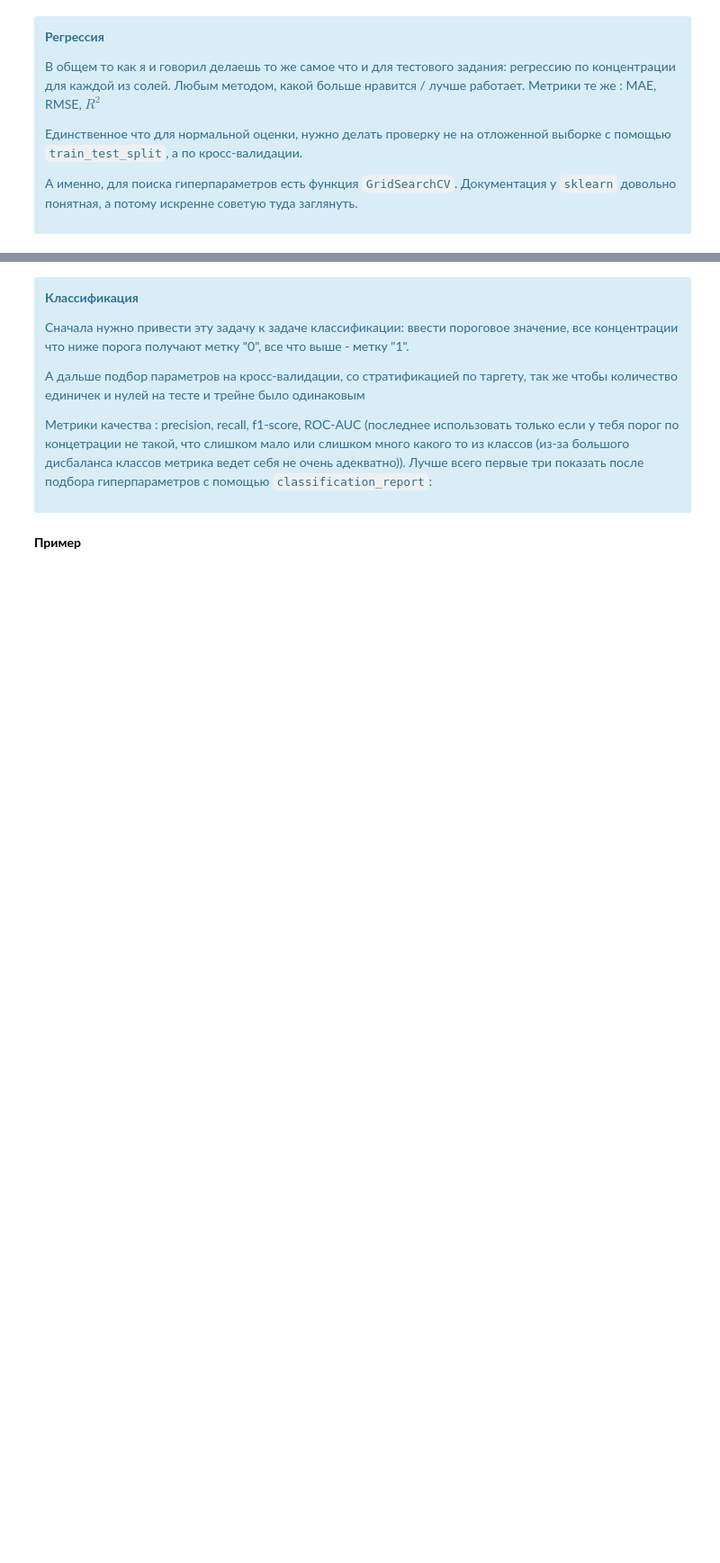
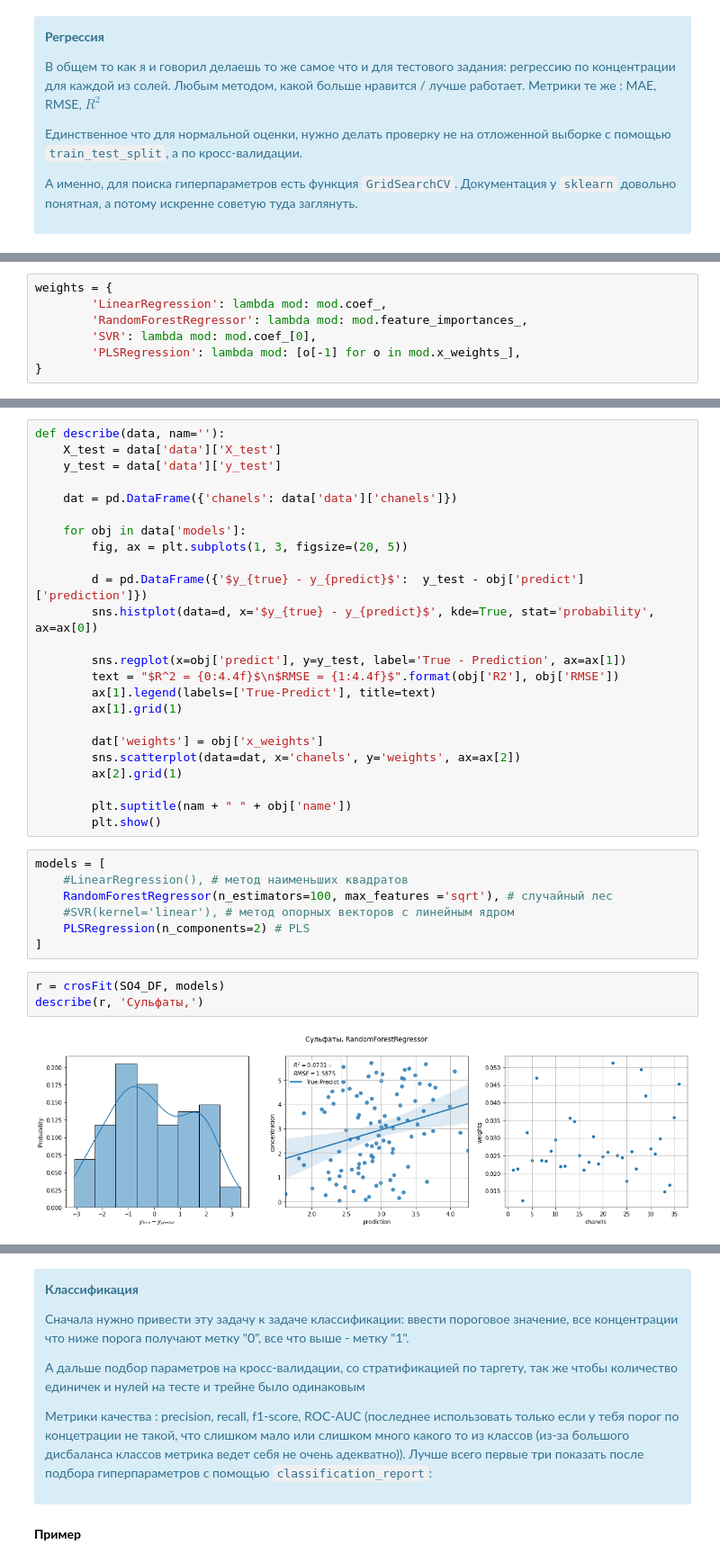
Before and after one commit to andrew3203/wastewater, a Jupyter notebook: notebooks/peecup/1.0-kad-test-task.ipynb, the cells around one changed output, grey strips where cells are left out. Shown at 90% size. Cells and saved outputs as stored; diff of their text form; blank space fills up the shorter version.

```diff
--- a/notebooks/peecup/1.0-kad-test-task.ipynb
+++ b/notebooks/peecup/1.0-kad-test-task.ipynb
@@ -15,0 +42,7 @@ import pandas as pd
+# %%
+weights = {
+        'LinearRegression': lambda mod: mod.coef_,
+        'RandomForestRegressor': lambda mod: mod.feature_importances_,
+        'SVR': lambda mod: mod.coef_[0],
+        'PLSRegression': lambda mod: [o[-1] for o in mod.x_weights_],
+}
@@ -15,0 +88,36 @@ import pandas as pd
+# %%
+def describe(data, nam=''):
+    X_test = data['data']['X_test']
+    y_test = data['data']['y_test']
+
+    dat = pd.DataFrame({'chanels': data['data']['chanels']})
+
+    for obj in data['models']:
+        fig, ax = plt.subplots(1, 3, figsize=(20, 5))
+
+        d = pd.DataFrame({'$y_{true} - y_{predict}$':  y_test - obj['predict']['prediction']})
+        sns.histplot(data=d, x='$y_{true} - y_{predict}$', kde=True, stat='probability', ax=ax[0])
+
+        sns.regplot(x=obj['predict'], y=y_test, label='True - Prediction', ax=ax[1])
+        text = "$R^2 = {0:4.4f}$\n$RMSE = {1:4.4f}$".format(obj['R2'], obj['RMSE'])
+        ax[1].legend(labels=['True-Predict'], title=text)
+        ax[1].grid(1)
+
+        dat['weights'] = obj['x_weights']
+        sns.scatterplot(data=dat, x='chanels', y='weights', ax=ax[2])
+        ax[2].grid(1)
+
+        plt.suptitle(nam + " " + obj['name'])
+        plt.show()
+# %%
+models = [
+    #LinearRegression(), # метод наименьших квадратов
+    RandomForestRegressor(n_estimators=100, max_features ='sqrt'), # случайный лес
+    #SVR(kernel='linear'), # метод опорных векторов с линейным ядром
+    PLSRegression(n_components=2) # PLS
+]
+# %%
+r = crosFit(SO4_DF, models)
+describe(r, 'Сульфаты,')
+# %% [output]
+[figure, added]
```
Also changed, not shown: parts of 8 cells of this notebook, 1 other file.
